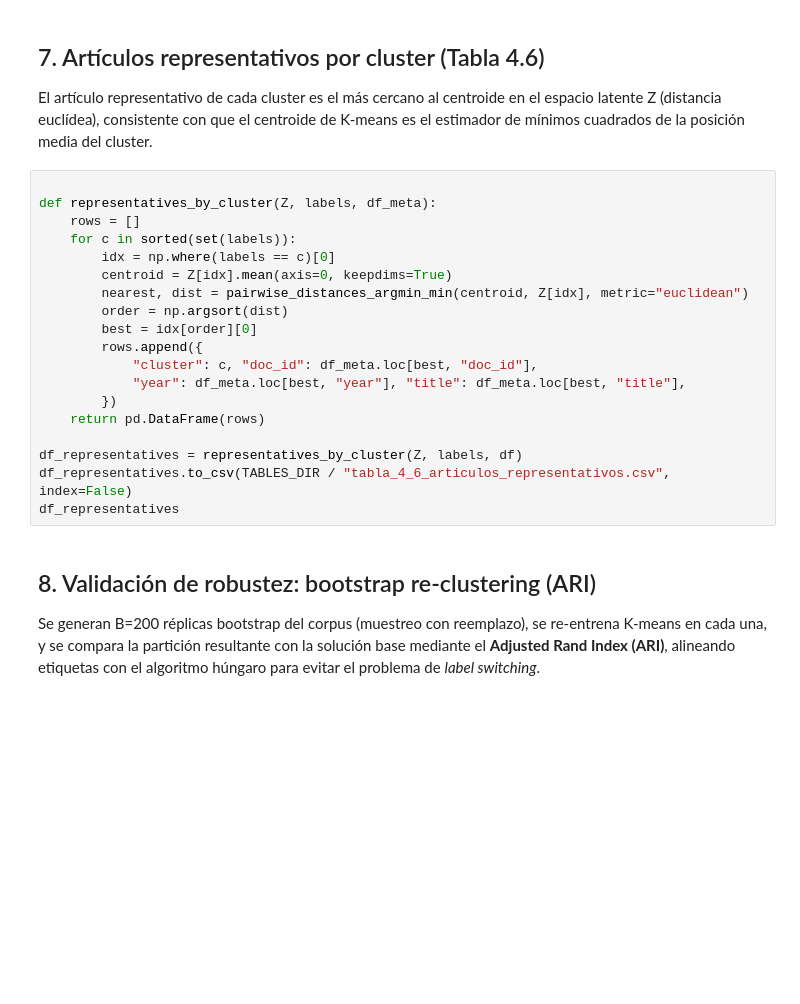
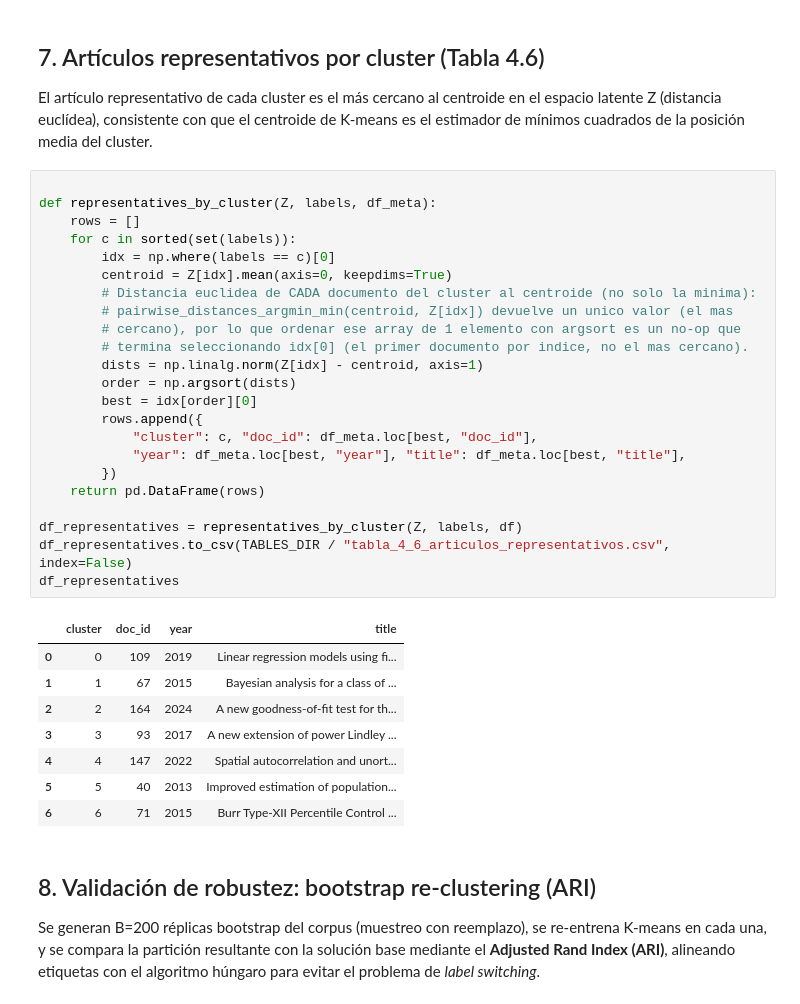
Before and after one commit to roscha10/chjs-bibliometric-analysis, a Jupyter notebook: notebooks/04_clusterizacion_tematica.ipynb, the cells around one changed output. Cells and saved outputs as stored; diff of their text form; blank space fills up the shorter version.

```diff
--- a/notebooks/04_clusterizacion_tematica.ipynb
+++ b/notebooks/04_clusterizacion_tematica.ipynb
@@ -260,22 +322,35 @@ cuadrados de la posición media del cluster.
 # %%
 
 def representatives_by_cluster(Z, labels, df_meta):
     rows = []
     for c in sorted(set(labels)):
         idx = np.where(labels == c)[0]
         centroid = Z[idx].mean(axis=0, keepdims=True)
-        nearest, dist = pairwise_distances_argmin_min(centroid, Z[idx], metric="euclidean")
-        order = np.argsort(dist)
+        # Distancia euclidea de CADA documento del cluster al centroide (no solo la minima):
+        # pairwise_distances_argmin_min(centroid, Z[idx]) devuelve un unico valor (el mas
+        # cercano), por lo que ordenar ese array de 1 elemento con argsort es un no-op que
+        # termina seleccionando idx[0] (el primer documento por indice, no el mas cercano).
+        dists = np.linalg.norm(Z[idx] - centroid, axis=1)
+        order = np.argsort(dists)
         best = idx[order][0]
         rows.append({
             "cluster": c, "doc_id": df_meta.loc[best, "doc_id"],
             "year": df_meta.loc[best, "year"], "title": df_meta.loc[best, "title"],
         })
     return pd.DataFrame(rows)
 
 df_representatives = representatives_by_cluster(Z, labels, df)
 df_representatives.to_csv(TABLES_DIR / "tabla_4_6_articulos_representativos.csv", index=False)
 df_representatives
+# %% [output]
+|  | cluster | doc_id | year | title |
+| 0 | 0 | 109 | 2019 | Linear regression models using fi... |
+| 1 | 1 | 67 | 2015 | Bayesian analysis for a class of ... |
+| 2 | 2 | 164 | 2024 | A new goodness-of-fit test for th... |
+| 3 | 3 | 93 | 2017 | A new extension of power Lindley ... |
+| 4 | 4 | 147 | 2022 | Spatial autocorrelation and unort... |
+| 5 | 5 | 40 | 2013 | Improved estimation of population... |
+| 6 | 6 | 71 | 2015 | Burr Type-XII Percentile Control ... |
 # %% [markdown]
 ## 8. Validación de robustez: bootstrap re-clustering (ARI)
 
```
Also changed, not shown: parts of 13 cells of this notebook, 2 other files.
